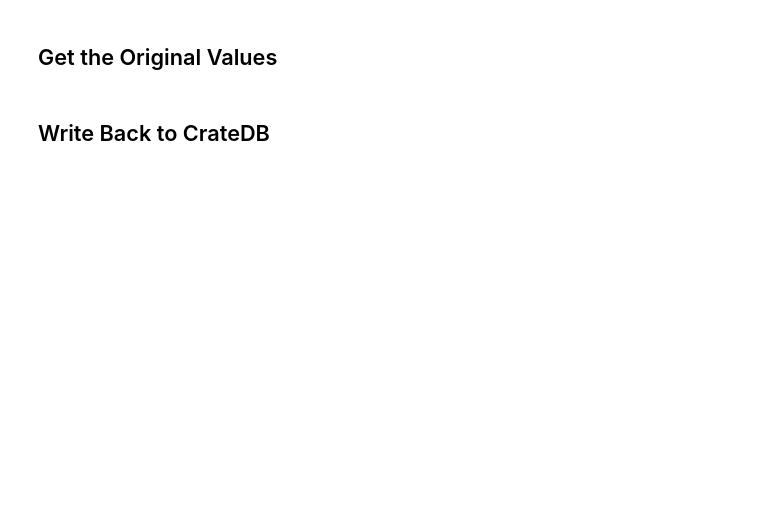
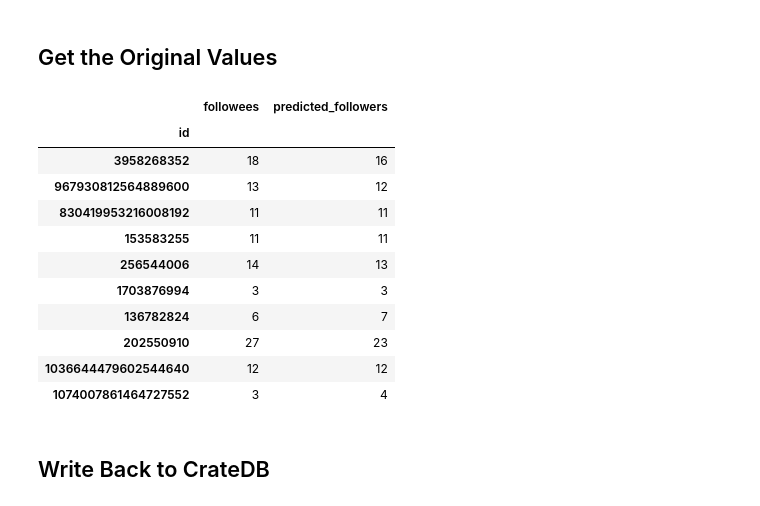
Before and after one commit to crate/cratedb-jupyter, a Jupyter notebook: CrateDB and Linear Regression.ipynb, the cells around one changed output. Drawn from its saved outputs; the diff is of its cells as text; code cells hidden in the pictures; blank space fills up the shorter version.

```diff
--- a/CrateDB and Linear Regression.ipynb
+++ b/CrateDB and Linear Regression.ipynb
@@ -140,12 +153,24 @@ plt.plot(df_test.followees, followers_pred, color='red')
 # %%
 # return it as a Dataframe
 df_predicted = df_test[['followees']]
 df_predicted['predicted_followers'] = followers_pred
 
-# rescale to represent the actuall friends and follower count and return it as
-# int not float
+# apply a reverse logarithmic transformation
 df_predicted = df_predicted.apply(np.exp).astype(int)
-df_predicted.head(5)
+df_predicted.head(10)
+# %% [output]
+|  | followees | predicted_followers |
+| id |  |  |
+| 3958268352 | 18 | 16 |
+| 967930812564889600 | 13 | 12 |
+| 830419953216008192 | 11 | 11 |
+| 153583255 | 11 | 11 |
+| 256544006 | 14 | 13 |
+| 1703876994 | 3 | 3 |
+| 136782824 | 6 | 7 |
+| 202550910 | 27 | 23 |
+| 1036644479602544640 | 12 | 12 |
+| 1074007861464727552 | 3 | 4 |
 # %% [markdown]
 ## Write Back to CrateDB
 # %%
```
Also changed, not shown: parts of 7 cells of this notebook.
